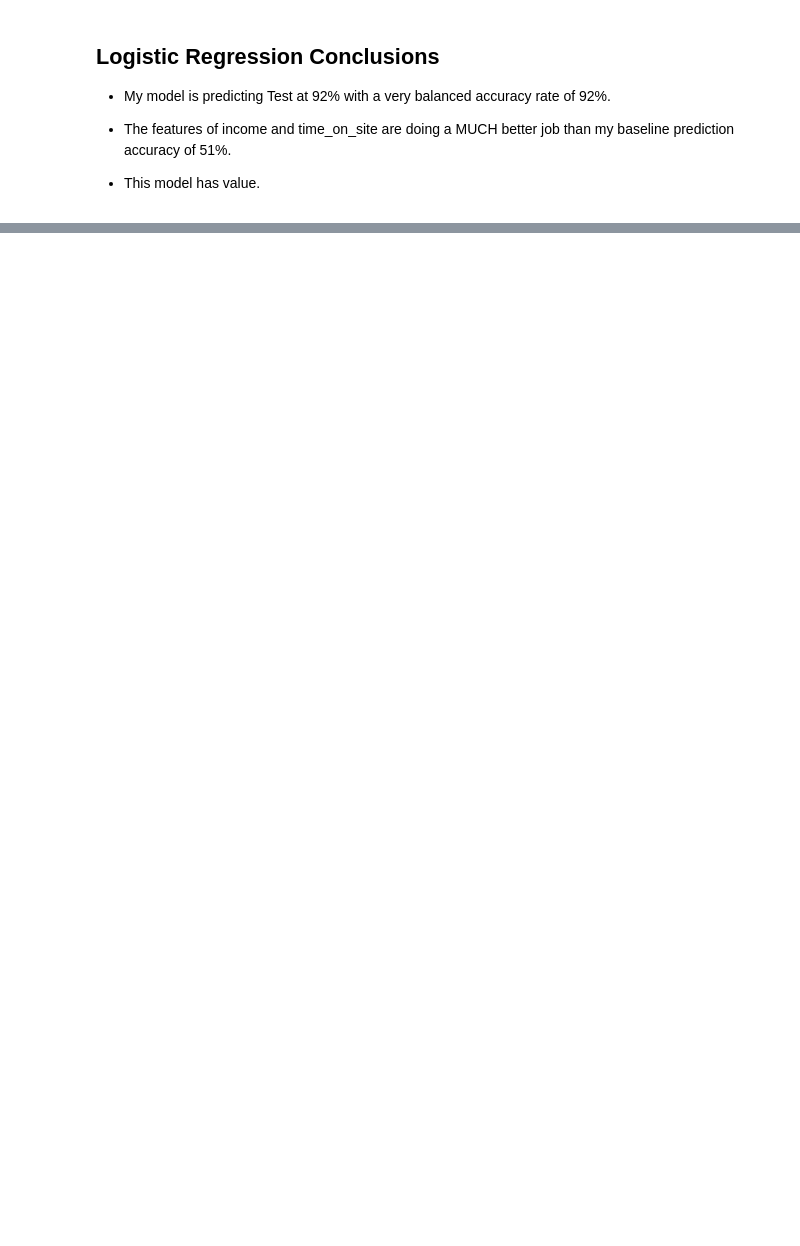
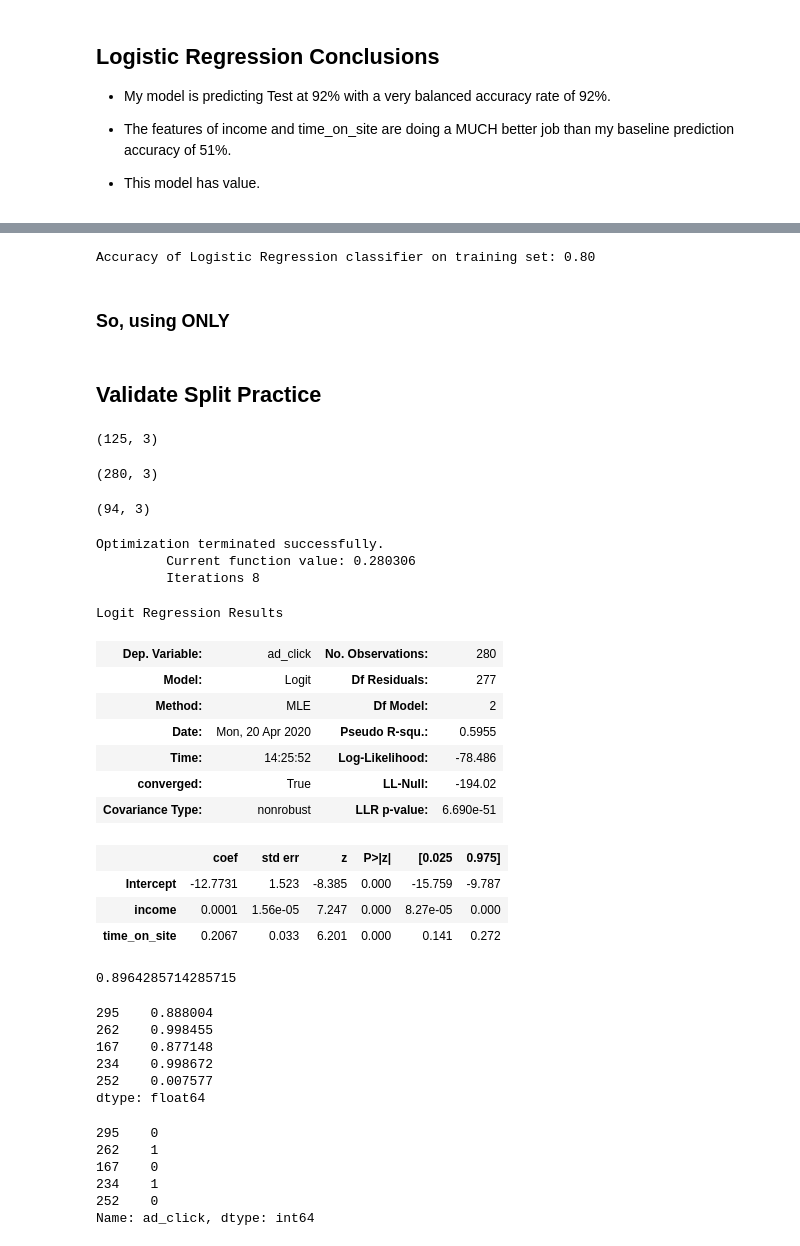
Before and after one commit to faithkane3/ds-methodologies-exercises, a Jupyter notebook: classification/ML Classification Package/3. Logisitic Regression/Predict Customer clicks on FB ads.ipynb, the cells around one changed output, grey strips where cells are left out. Saved outputs shown, nothing was run; the diff lists cells and outputs as text; code cells hidden in the pictures; blank space fills up the shorter version.

Commit message:
Commit more models with different features and statsmodels logit

```diff
--- a/classification/ML Classification Package/3. Logisitic Regression/Predict Customer clicks on FB ads.ipynb
+++ b/classification/ML Classification Package/3. Logisitic Regression/Predict Customer clicks on FB ads.ipynb
@@ -391,0 +448,71 @@ plt.show()
+# %%
+print('Accuracy of Logistic Regression classifier on training set: {:.2f}'
+     .format(logit.score(X_train, y_train)))
+# %% [output]
+Accuracy of Logistic Regression classifier on training set: 0.80
+# %% [markdown]
+### So, using ONLY
+# %% [markdown]
+## Validate Split Practice
+# %%
+train, test = train_test_split(df, random_state=123, train_size=.75)
+train, validate = train_test_split(train, random_state=123, train_size=.75)
+# %%
+test.shape
+# %% [output]
+(125, 3)
+# %%
+train.shape
+# %% [output]
+(280, 3)
+# %%
+validate.shape
+# %% [output]
+(94, 3)
+# %%
+model = smf.logit('ad_click ~ income + time_on_site', train).fit()
+# %% [output]
+Optimization terminated successfully.
+         Current function value: 0.280306
+         Iterations 8
+# %%
+model.summary()
+# %% [output]
+Logit Regression Results
+| Dep. Variable: | ad_click | No. Observations: | 280 |
+| Model: | Logit | Df Residuals: | 277 |
+| Method: | MLE | Df Model: | 2 |
+| Date: | Mon, 20 Apr 2020 | Pseudo R-squ.: | 0.5955 |
+| Time: | 14:25:52 | Log-Likelihood: | -78.486 |
+| converged: | True | LL-Null: | -194.02 |
+| Covariance Type: | nonrobust | LLR p-value: | 6.690e-51 |
+|  | coef | std err | z | P>|z| | [0.025 | 0.975] |
+| Intercept | -12.7731 | 1.523 | -8.385 | 0.000 | -15.759 | -9.787 |
+| income | 0.0001 | 1.56e-05 | 7.247 | 0.000 | 8.27e-05 | 0.000 |
+| time_on_site | 0.2067 | 0.033 | 6.201 | 0.000 | 0.141 | 0.272 |
+# %%
+probs = model.predict(train)
+yhat = (probs > .5).astype(int)
+actual = train.ad_click
+
+accuracy_score(actual, yhat)
+# %% [output]
+0.8964285714285715
+# %%
+probs.head()
+# %% [output]
+295    0.888004
+262    0.998455
+167    0.877148
+234    0.998672
+252    0.007577
+dtype: float64
+# %%
+actual.head()
+# %% [output]
+295    0
+262    1
+167    0
+234    1
+252    0
+Name: ad_click, dtype: int64
```
Also changed, not shown: parts of 18 cells of this notebook, 1 other file.
